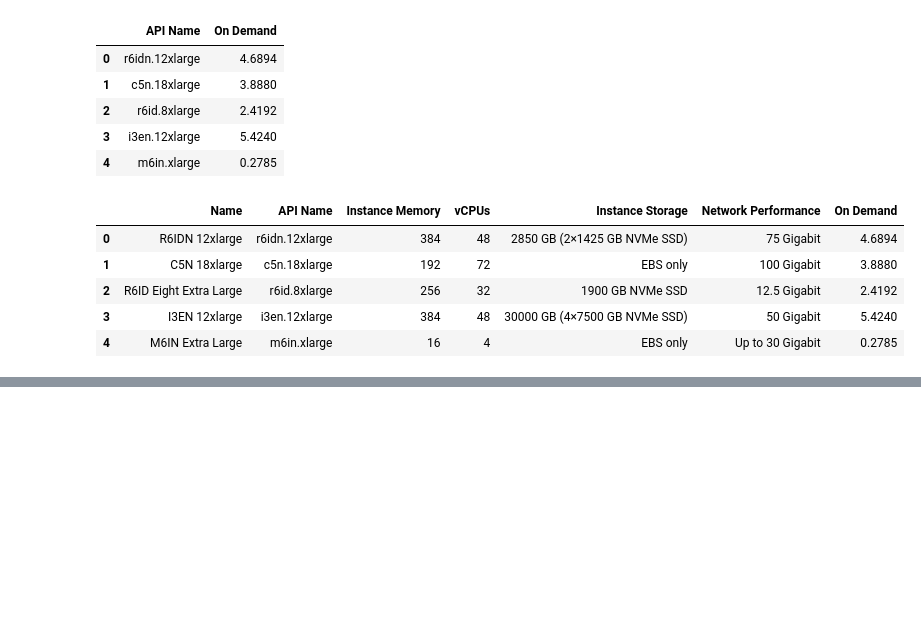
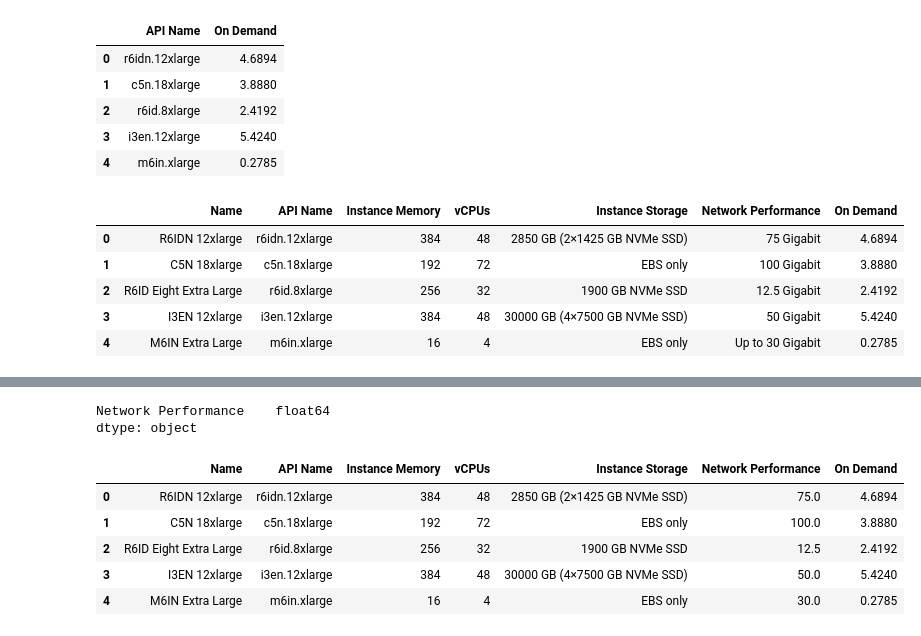
Before and after one commit to MauryaSamanta/workflow-scheduler, a Jupyter notebook: workflow/file.ipynb, the cells around one changed output, grey strips where cells are left out. Drawn from its saved outputs; the diff is of its cells as text; code cells hidden in the pictures; blank space fills up the shorter version.

```diff
--- a/workflow/file.ipynb
+++ b/workflow/file.ipynb
@@ -93,3 +93,5 @@ df.head()
 | 4 | M6IN Extra Large | m6in.xlarge | 16 | 4 | EBS only | Up to 30 Gigabit | 0.2785 |
 # %%
 df.to_csv("cleaned_vm_data.csv", index=False)
+# %%
+df=pd.read_csv("cleaned_vm_data.csv")
@@ -95,0 +120,16 @@ df.to_csv("cleaned_vm_data.csv", index=False)
+# %%
+df["Network Performance"] = df["Network Performance"].str.extract(r'(\d+\.?\d*)').astype(float)
+# %%
+df[["Network Performance"]].dtypes
+# %% [output]
+Network Performance    float64
+dtype: object
+# %%
+df.head()
+# %% [output]
+|  | Name | API Name | Instance Memory | vCPUs | Instance Storage | Network Performance | On Demand |
+| 0 | R6IDN 12xlarge | r6idn.12xlarge | 384 | 48 | 2850 GB (2×1425 GB NVMe SSD) | 75.0 | 4.6894 |
+| 1 | C5N 18xlarge | c5n.18xlarge | 192 | 72 | EBS only | 100.0 | 3.8880 |
+| 2 | R6ID Eight Extra Large | r6id.8xlarge | 256 | 32 | 1900 GB NVMe SSD | 12.5 | 2.4192 |
+| 3 | I3EN 12xlarge | i3en.12xlarge | 384 | 48 | 30000 GB (4×7500 GB NVMe SSD) | 50.0 | 5.4240 |
+| 4 | M6IN Extra Large | m6in.xlarge | 16 | 4 | EBS only | 30.0 | 0.2785 |
```
Also changed, not shown: parts of 5 cells of this notebook, 3 other files.
